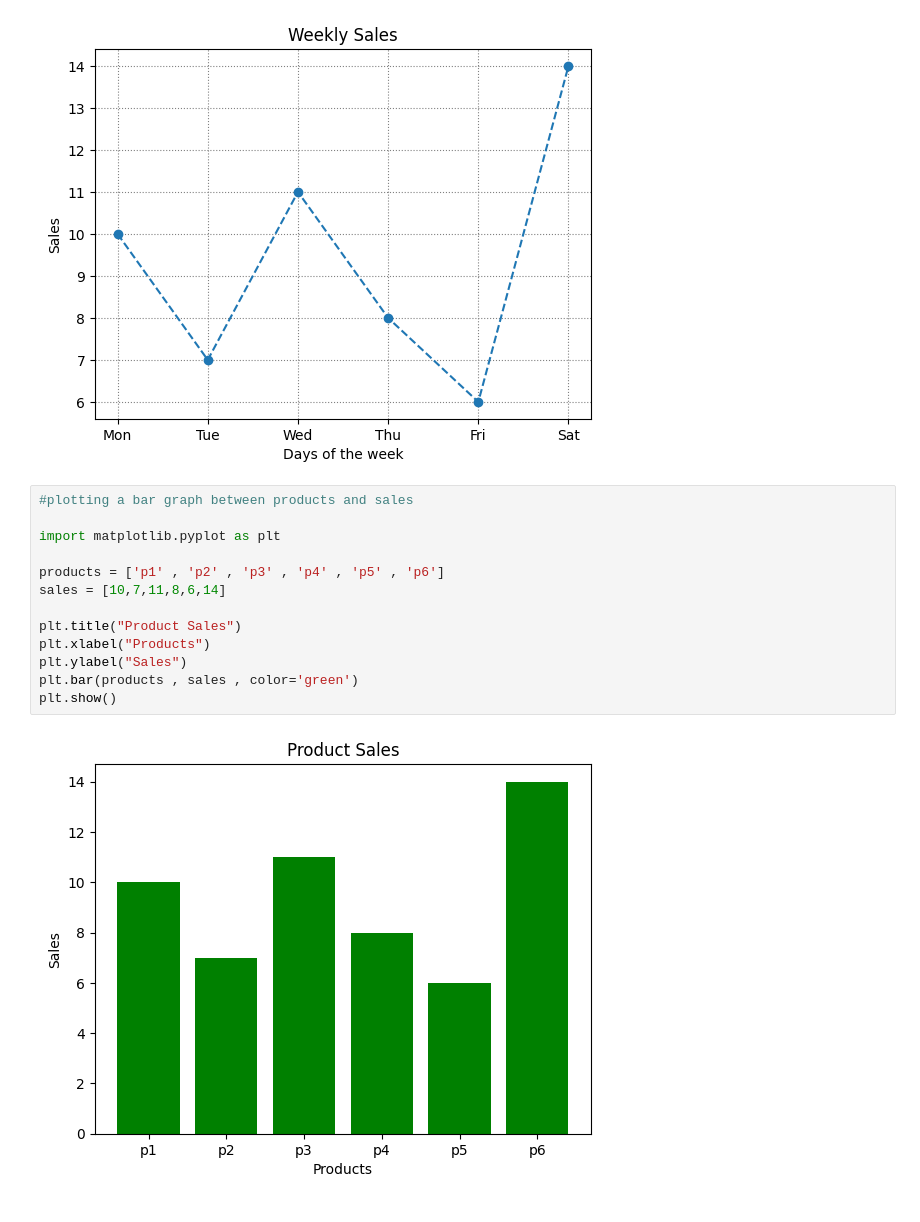
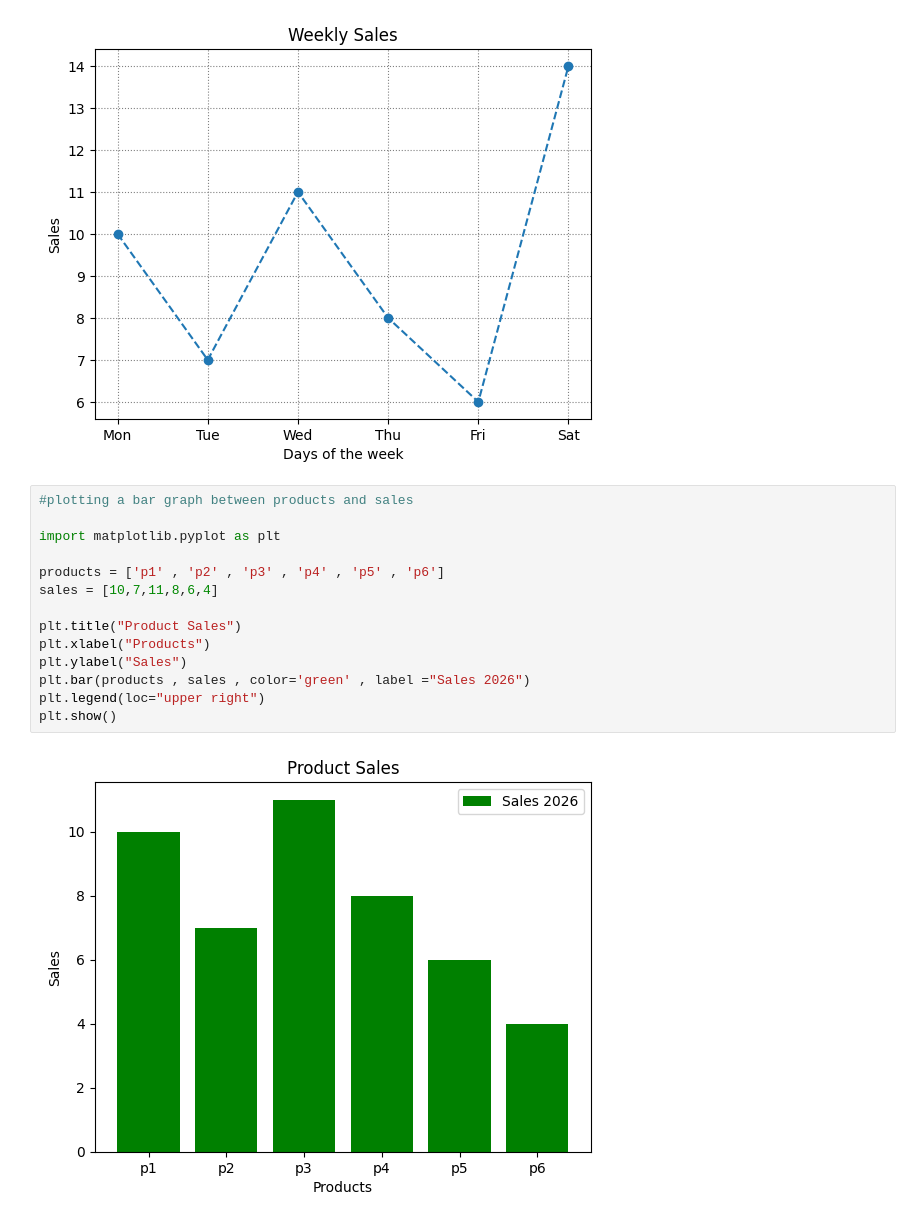
Before and after one commit to pranjal7398/Matplotlib, a Jupyter notebook: matplotlib.ipynb, the cells around one changed output. Drawn from its saved outputs; the diff is of its cells as text.

```diff
--- a/matplotlib.ipynb
+++ b/matplotlib.ipynb
@@ -31,15 +31,16 @@ plt.show()
 # %%
 #plotting a bar graph between products and sales
 
 import matplotlib.pyplot as plt
 
 products = ['p1' , 'p2' , 'p3' , 'p4' , 'p5' , 'p6']
-sales = [10,7,11,8,6,14]
+sales = [10,7,11,8,6,4]
 
 plt.title("Product Sales")
 plt.xlabel("Products")
 plt.ylabel("Sales")
-plt.bar(products , sales , color='green')
+plt.bar(products , sales , color='green' , label ="Sales 2026")
+plt.legend(loc="upper right")
 plt.show()
 # %% [output]
-[figure, old version]
+[figure, new version]
```
